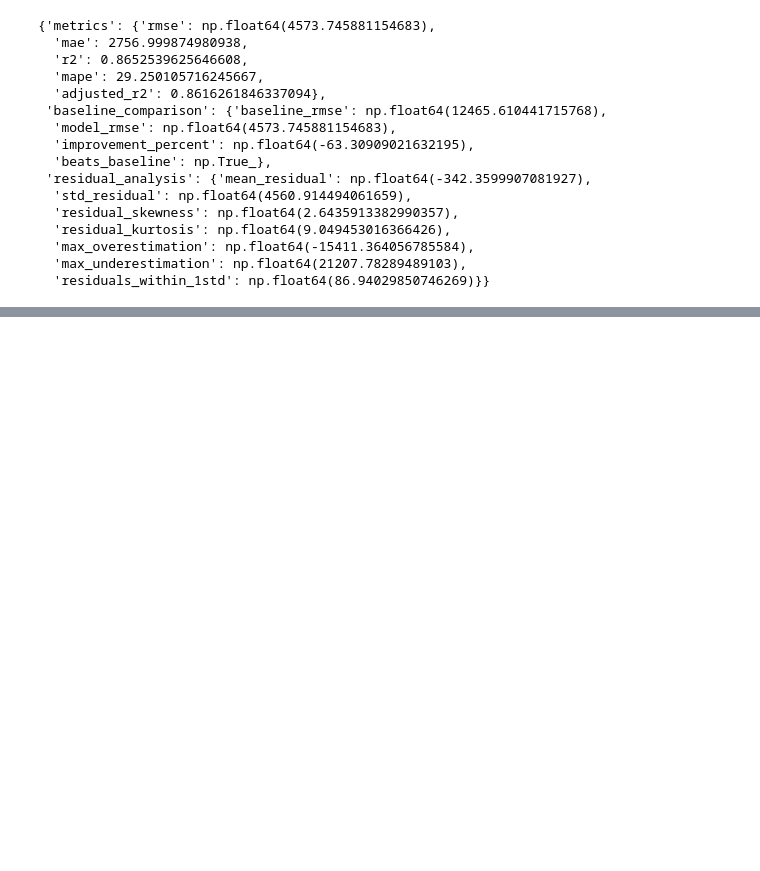
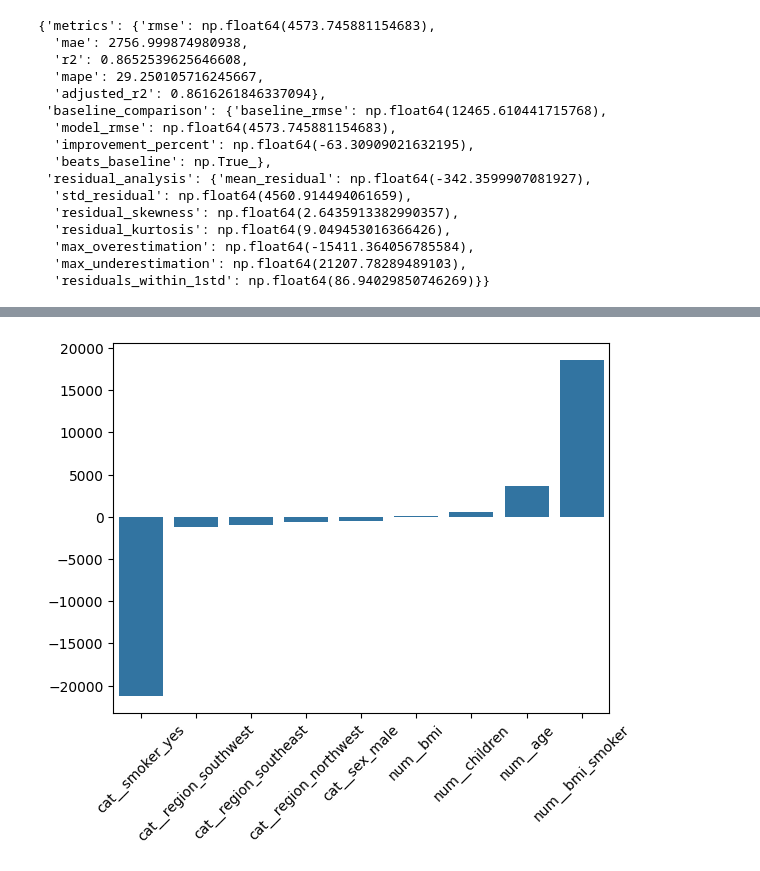
Before and after one commit to lokkenchan/linear_regression_001, a Jupyter notebook: notebooks/03_modeling.ipynb, the cells around one changed output, grey strips where cells are left out. Cells and saved outputs as stored; diff of their text form; code cells hidden in the pictures; blank space fills up the shorter version.

Commit message:
Feature importance check and saving best model test

```diff
--- a/notebooks/03_modeling.ipynb
+++ b/notebooks/03_modeling.ipynb
@@ -87,3 +55,23 @@ X_train, X_test, y_train, y_test = train_test_split(X_features_built,y,test_size
 *normalized*
 *missing checked*
 *schema enforced*
+# %%
+# ================================================================
+# STEP 2: Train Multiple Models
+# ================================================================
+
+# Dummy Regressor
+
+baseline = Pipeline([
+    ("preprocessor", preprocessor),
+    ("model", DummyRegressor(strategy="mean"))
+])
+baseline.fit(X_train,y_train)
+
+
+# Linear Regression
+lr = Pipeline([
+    ("preprocessor",preprocessor),
+    ("model",LinearRegression())
+])
+lr.fit(X_train,y_train)
@@ -275,2 +298,7 @@ best_model = grid.best_estimator_
 # %%
 # Feature importance
+coef = best_ridge.named_steps['model'].coef_
+features = best_ridge.named_steps['preprocessor'].get_feature_names_out()
+
+importance = pd.Series(coef, index=features).sort_values()
+importance
@@ -277,3 +316,9 @@ best_model = grid.best_estimator_
+# %%
+sns.barplot(importance)
+plt.xticks(rotation=45)
+plt.show()
+# %% [output]
+[figure, added]
 # %%
 # Final model train
 # %%
```
Also changed, not shown: parts of 15 cells of this notebook, 1 other file.
